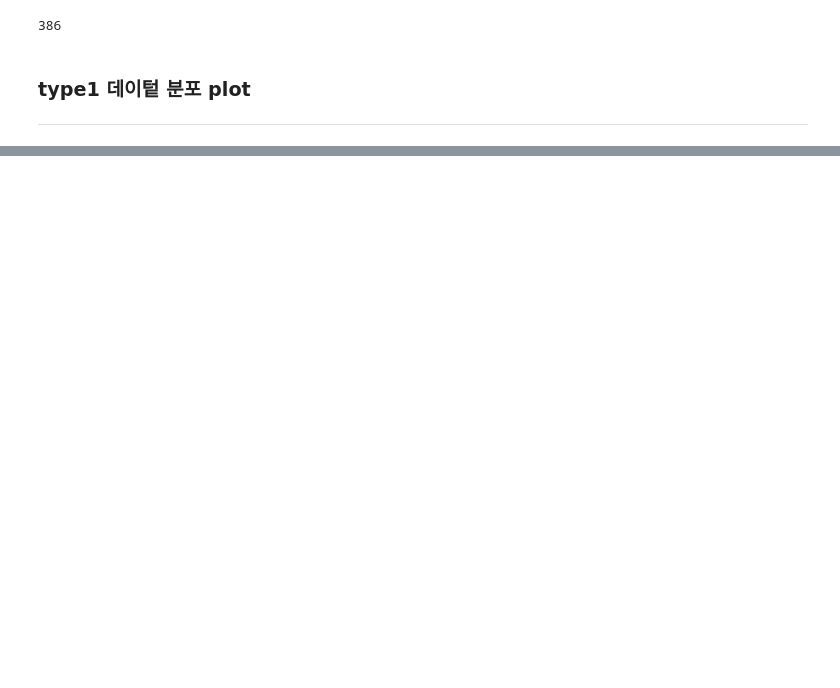
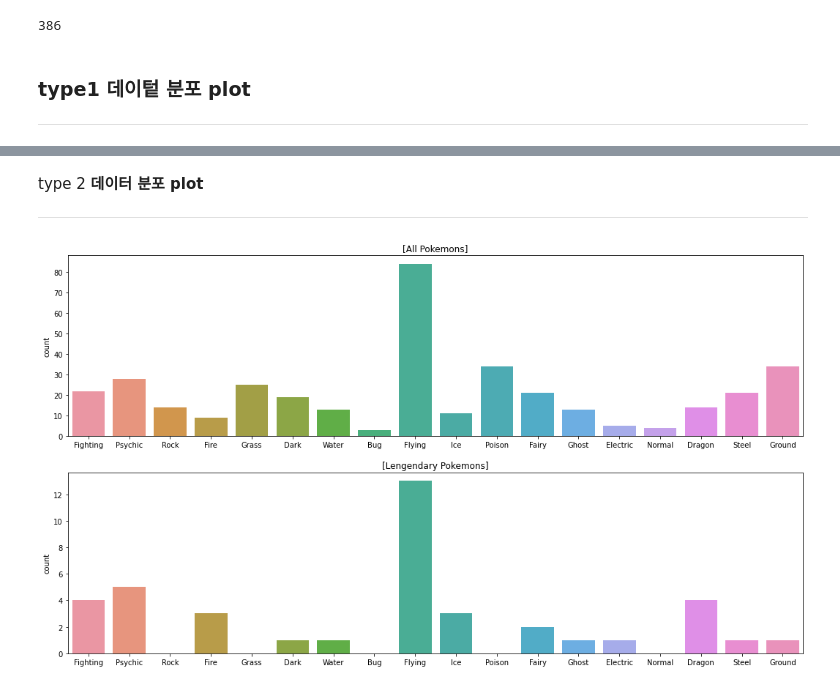
Before and after one commit to Superstar89/sba_project, a Jupyter notebook: aiffel/13. 🦄 가랏, 몬스터볼! 전설의 포켓몬 찾아 삼만리.ipynb, the cells around one changed output, grey strips where cells are left out. Cells and saved outputs as stored; diff of their text form; code cells hidden in the pictures; blank space fills up the shorter version.

```diff
--- a/aiffel/13. 🦄 가랏, 몬스터볼! 전설의 포켓몬 찾아 삼만리.ipynb
+++ b/aiffel/13. 🦄 가랏, 몬스터볼! 전설의 포켓몬 찾아 삼만리.ipynb
@@ -168,0 +191,18 @@ Text(0.5, 1.0, '[Legendary Pokemons]')
+# %% [markdown]
+type 2 __데이터 분포 plot__
+___
+# %%
+plt.figure(figsize=(18,10))
+
+plt.subplot(2,1,1)
+sns.countplot(data = ordinary, x = "Type 2", order=types).set_xlabel('')
+plt.title("[All Pokemons]")
+
+
+plt.subplot(2,1,2)
+sns.countplot(data = legendary, x= "Type 2", order=types).set_xlabel('')
+plt.title("[Lengendary Pokemons]")
+
+plt.show()
+# %% [output]
+[figure, added]
```
Also changed, not shown: parts of 86 cells of this notebook, 19 other files.
